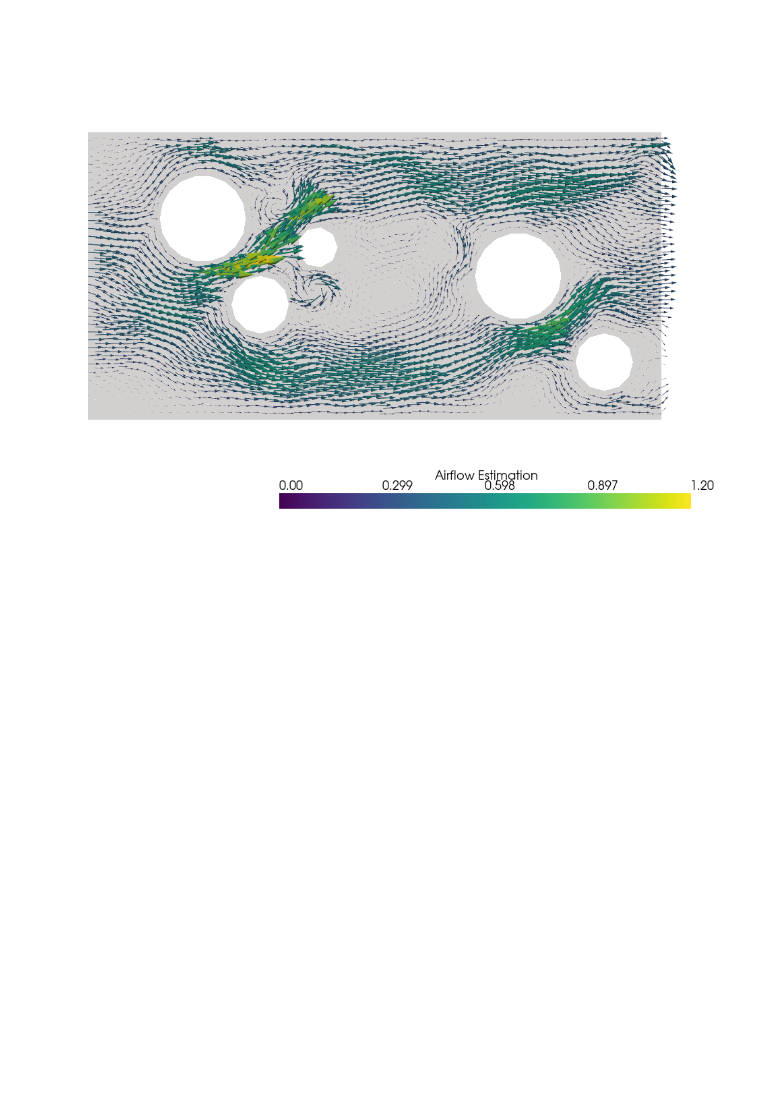
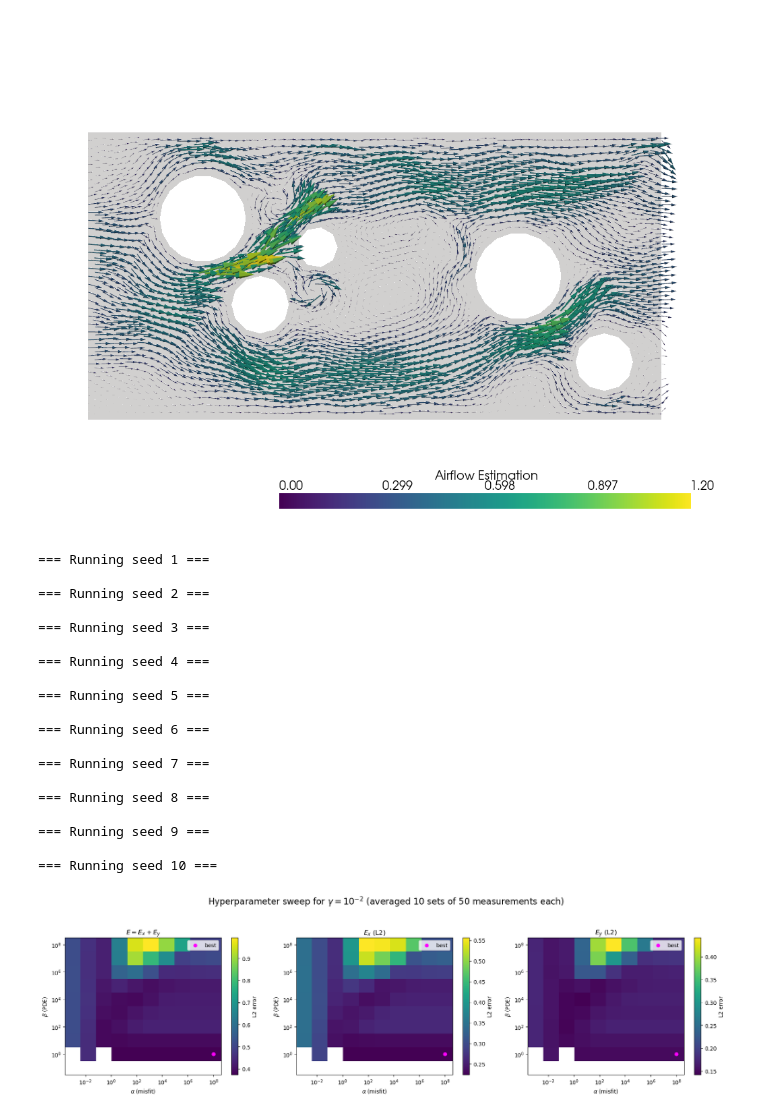
Before and after one commit to domaiii/dispersion_sim, a Jupyter notebook: airflow_estimation/hyperparam_tuning.ipynb, the cells around one changed output. Drawn from its saved outputs; the diff is of its cells as text; code cells hidden in the pictures; blank space fills up the shorter version.

```diff
--- a/airflow_estimation/workflow.ipynb
+++ b/airflow_estimation/hyperparam_tuning.ipynb
@@ -48,15 +48,6 @@ dofs_local = np.concatenate([facet_tags.find(name_to_id[name]) for name in p_1_f
 dofs_out = fem.locate_dofs_topological((W1, Q), V.mesh.topology.dim - 1, dofs_local)
 
 bc_out = fem.dirichletbc(p_zero, dofs_out, W1)
-
-est.add_dirichlet_bc([bc_no_slip, bc_out])
-
-result = est.solve(maxit=3)
-
-vis = Visualizer2D(V)
-vis.add_background_mesh()
-vis.add_vector_field("Airflow Estimation", result.sub(0).collapse())
-vis.show(zoom=1.3)
 # %% [output]
 Info    : Reading '../meshes/rectangle_circular_holes/mesh.msh'...
 Info    : 53 entities
@@ -176,5 +225,40 @@ def plot_tuning(A, B, EM, ExM, EyM, best):
     plt.tight_layout()
     plt.show()
+# %%
+# Set ranges
+alphas = np.logspace(-3, 8, 10)
+betas  = np.logspace(-1, 8, 10)
+gamma  = 1e-2
+
+
+A, B, EM, ExM, EyM, best = tune_alpha_beta_avg(
+    alphas=alphas, betas=betas, gamma_fixed=gamma,
+    seeds=range(1, 11),
+    solve_kwargs=dict(maxit=3, tol=1e-4)
+)
+
+plot_tuning(A, B, EM, ExM, EyM, best, title=r"Hyperparameter sweep for $\gamma = 10^{-2}$ (averaged 10 sets of 50 measurements each)")
+# %% [output]
+=== Running seed 1 ===
+
+=== Running seed 2 ===
+
+=== Running seed 3 ===
+
+=== Running seed 4 ===
+
+=== Running seed 5 ===
+
+=== Running seed 6 ===
+
+=== Running seed 7 ===
+
+=== Running seed 8 ===
+
+=== Running seed 9 ===
+
+=== Running seed 10 ===
+[figure, added]
 # %%
 # Set ranges
 alphas = np.logspace(-3, 8, 10)
```
Also changed, not shown: parts of 5 cells of this notebook, 8 other files.
